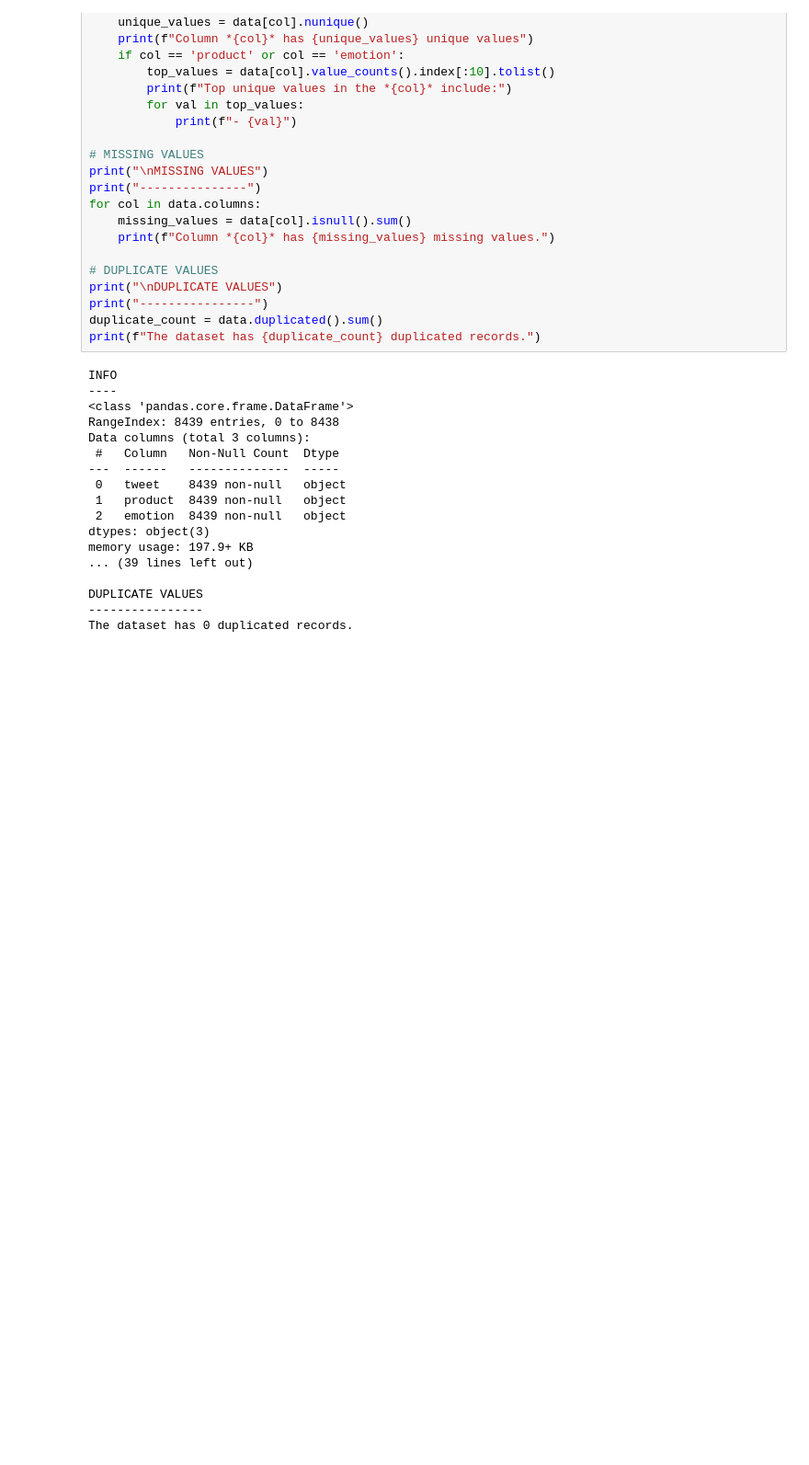
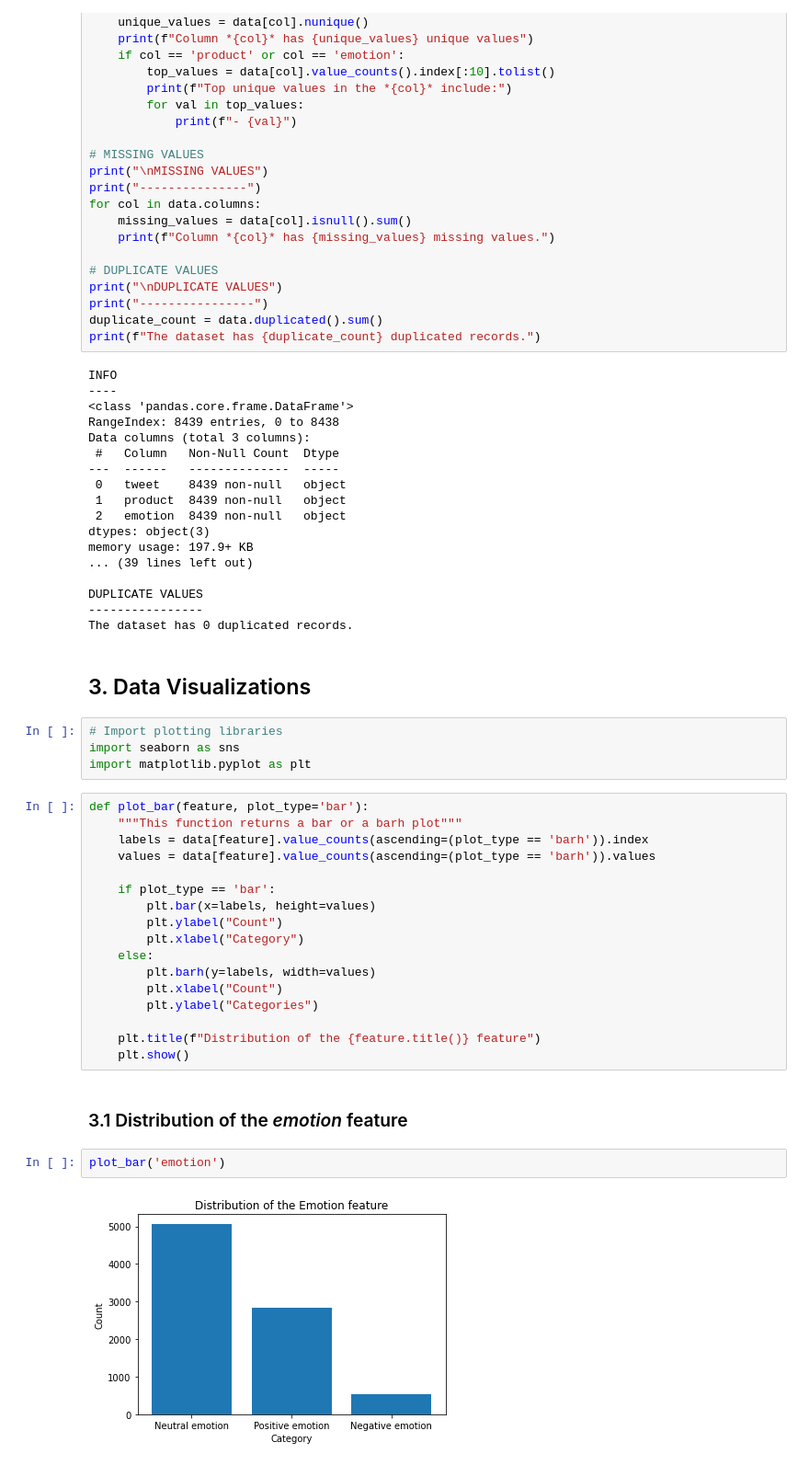
Before and after one commit to gtisnanga/GRP-13-FINAL-PROJECT, a Jupyter notebook: ANGELA.ipynb, the cells around one changed output. Shown: that part at 92% size. Drawn from its saved outputs; the diff is of its cells as text; blank space fills up the shorter version.

Commit message:
visualizations

```diff
--- a/ANGELA.ipynb
+++ b/ANGELA.ipynb
@@ -370,3 +370,32 @@ memory usage: 197.9+ KB
 DUPLICATE VALUES
 ----------------
 The dataset has 0 duplicated records.
+# %% [markdown]
+## 3. Data Visualizations
+# %%
+# Import plotting libraries
+import seaborn as sns
+import matplotlib.pyplot as plt
+# %%
+def plot_bar(feature, plot_type='bar'):
+    """This function returns a bar or a barh plot"""
+    labels = data[feature].value_counts(ascending=(plot_type == 'barh')).index
+    values = data[feature].value_counts(ascending=(plot_type == 'barh')).values
+
+    if plot_type == 'bar':
+        plt.bar(x=labels, height=values)
+        plt.ylabel("Count")
+        plt.xlabel("Category")
+    else:
+        plt.barh(y=labels, width=values)
+        plt.xlabel("Count")
+        plt.ylabel("Categories")
+
+    plt.title(f"Distribution of the {feature.title()} feature")
+    plt.show()
+# %% [markdown]
+### 3.1 Distribution of the *emotion* feature
+# %%
+plot_bar('emotion')
+# %% [output]
+[figure, added]
```
Also changed, not shown: parts of 6 cells of this notebook.
